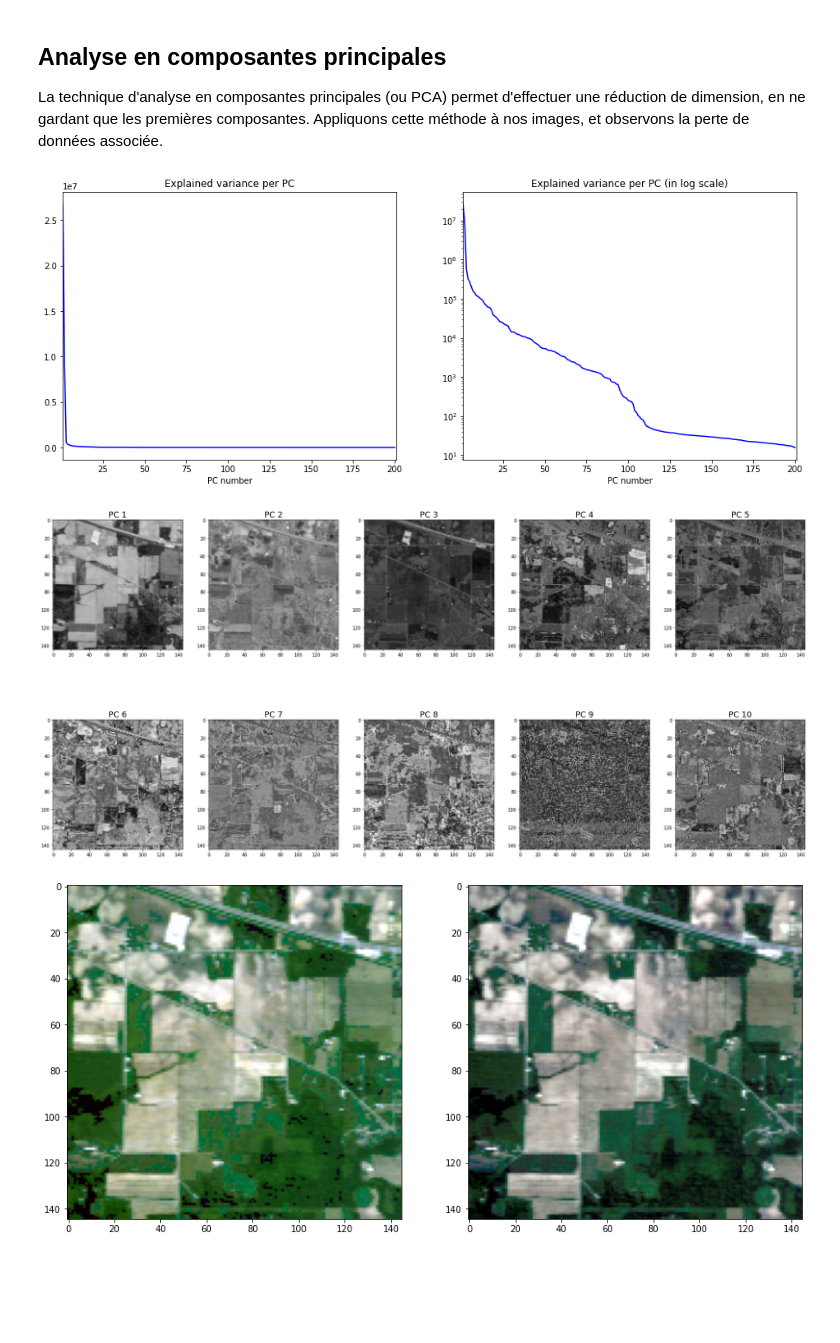
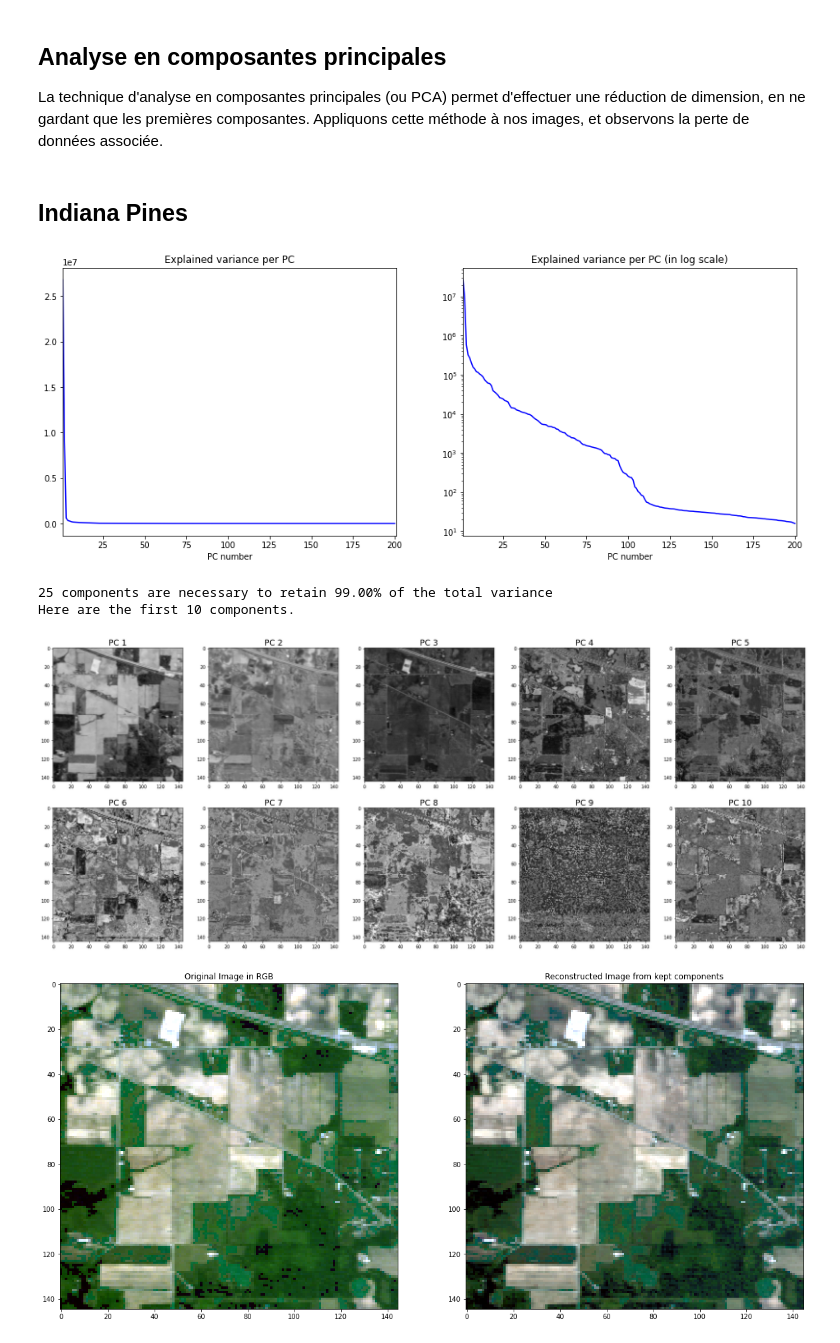
Before and after one commit to elrandar/hyper-spectral-fields, a Jupyter notebook: Projet IML - Notebook de rendu.ipynb, the cells around one changed output. Saved outputs shown, nothing was run; the diff lists cells and outputs as text; code cells hidden in the pictures; blank space fills up the shorter version.

```diff
--- a/Projet IML - Notebook de rendu.ipynb
+++ b/Projet IML - Notebook de rendu.ipynb
@@ -137,7 +137,8 @@ Les images hyperspectrales possédant un nombre très important de bandes pour c
 La technique d'analyse en composantes principales (ou PCA) permet d'effectuer une réduction de dimension, en ne gardant que les premières composantes.
 Appliquons cette méthode à nos images, et observons la perte de données associée.
 # %%
-def show_info_pca(arr):
+from math import ceil
+def show_info_pca(arr, varFactor):
     row, col, dim = arr.shape
     # The array is reshaped to be flat
     arr_flat = arr.reshape((-1, dim))
@@ -160,31 +161,46 @@ def show_info_pca(arr):
     plt.yscale('log')
     plt.show()
 
-    nb_comp = 10
+
+
+    var_cumsum = pca_arr.explained_variance_ratio_.cumsum()
+
+    nbPCs = np.where(var_cumsum > varFactor)[0][0]
+    print('%d components are necessary to retain %1.2f%% of the total variance'%((nbPCs+1),100*varFactor))
+
+    nb_comp = nbPCs
 
     arr_projected = pca_arr.transform(arr_flat)
-    arr_projected_small = arr_projected[:,:nb_comp].reshape((row,col,10))
+    arr_projected_small = arr_projected[:,:nb_comp].reshape((row,col,nb_comp))
 
-    plt.figure(figsize=(30,15))
-    for i in range(nb_comp):
+    plt.figure(figsize=(30,12))
+    nb_shown = 10 if nb_comp >= 10 else nb_comp
+    for i in range(nb_shown):
         plt.subplot(2,5,i+1)
         plt.title('PC %d'%(i+1),fontsize=18)
-        plt.imshow(arr_projected_small[:,:,i],cmap='gray')
+        plt.imshow(arr_projected_small[:,:,i],cmap='gray', aspect="auto")
+    print("Here are the first", nb_shown,"components.")
     plt.show()
 
     arr_projected_full = arr_projected.copy()
-    arr_projected_full[:,10:] = 0
+    arr_projected_full[:,nbPCs:] = 0
     arr_proj_back = pca_arr.inverse_transform(arr_projected_full).reshape((row,col,dim))
 
-    plt.figure(figsize=(15,10))
+    plt.figure(figsize=(20,9))
     plt.subplot(121)
-    plt.imshow(pimpImageInRgb(normalize(arr), rgb_bands(arr)))
+    plt.imshow(pimpImageInRgb(normalize(arr), rgb_bands(arr)), aspect="auto")
+    plt.title("Original Image in RGB")
     plt.subplot(122)
-    plt.imshow(pimpImageInRgb(normalize(arr_proj_back), rgb_bands(arr_proj_back)))
+    plt.imshow(pimpImageInRgb(normalize(arr_proj_back), rgb_bands(arr_proj_back)), aspect="auto")
+    plt.title("Reconstructed Image from kept components")
     plt.show()
+# %% [markdown]
+## Indiana Pines
 # %%
-show_info_pca(arr_indiana)
+show_info_pca(arr_indiana, 0.99)
 # %% [output]
 [figure]
+25 components are necessary to retain 99.00% of the total variance
+Here are the first 10 components.
-[figure, old version]
+[figure, new version]
-[figure, old version]
+[figure, new version]
```
Also changed, not shown: parts of 8 cells of this notebook.
